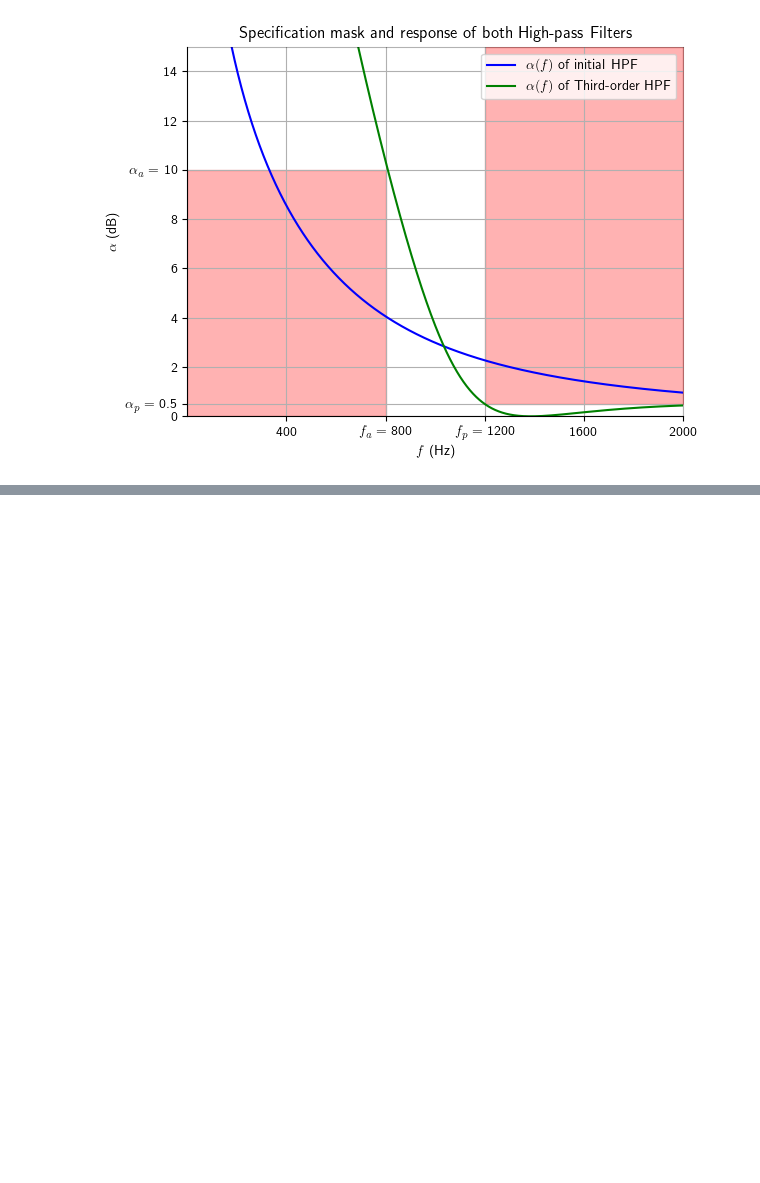
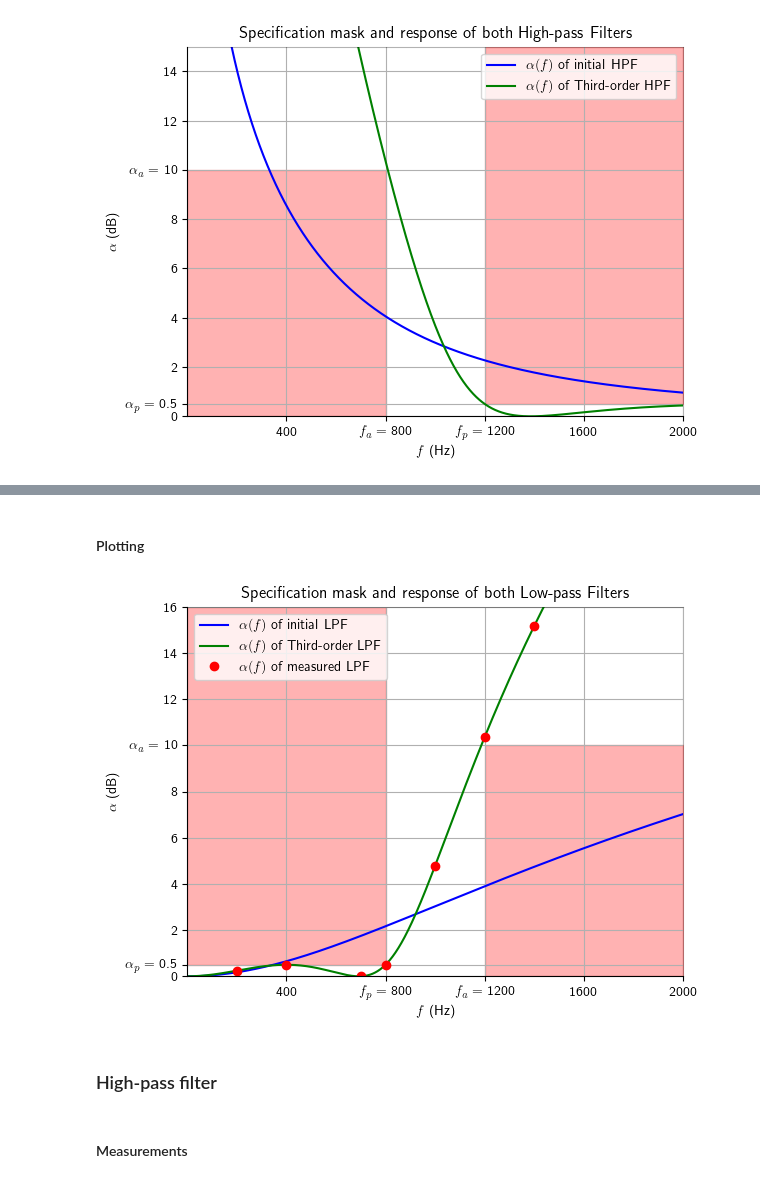
Before and after one commit to alonso-herreros/uni-lnas-lab2, a Jupyter notebook: Session1.ipynb, the cells around one changed output, grey strips where cells are left out. Cells and saved outputs as stored; diff of their text form; code cells hidden in the pictures; blank space fills up the shorter version.

```diff
--- a/Session1.ipynb
+++ b/Session1.ipynb
@@ -223,0 +243,2 @@ fig.savefig('figures/fig1.2.4.2.svg')
+# %%
+Pmax = 1 / (8*RL)
@@ -223,0 +249,23 @@ fig.savefig('figures/fig1.2.4.2.svg')
+# %%
+# Measured power levels
+
+P_lpf = {
+    200: 2.3694e-3,
+    400: 2.22898e-3,
+    700: 2.49789e-3,
+    800: 2.22751e-3,
+    1000: 830.066874e-6,
+    1200: 229.5011e-6,
+    1400: 75.75083e-6
+}
+# %%
+# Attenuation levels
+
+α_lpf = {f: -dB(P/Pmax) for f, P in P_lpf.items()}
+print(
+    '| $f$ (Hz) | $P (W)$ | $α$ (dB) |\n' +
+    '| :---: | :---: | :---: |\n' +
+    '\n'.join([f'| ${f:.1f}$ | ${(P*1e3) if P > 1e-3 else P*1e6:{".3f" if P>1e-3 else ".2f"}} \\text{{ {"m" if P>1e-3 else "μ"}W}}$ | ${α:.2f}$ |'
+    for f, P, α in zip(P_lpf.keys(), P_lpf.values(), α_lpf.values())])
+)
+x = zip(P_lpf.keys(), P_lpf.values(), α_lpf.values())
@@ -223,0 +282,27 @@ fig.savefig('figures/fig1.2.4.2.svg')
+# %% [markdown]
+#### Plotting
+# %%
+fig, ax = custom_plot(
+    title=r'Specification mask and response of both Low-pass Filters',
+    xlabel=r'$f$ (Hz)', ylabel=r'$\alpha$ (dB)', xlim=flim, ylim=αlim
+)
+ax.set_xticks(
+    fticks,
+    [f'$f_p =$ {f}' if f == f1 else f'$f_a =$ {f}' if f == f2 else f for f in fticks]
+)
+ax.set_yticks(αticks, αlabels)
+
+ax.fill_between((fm, f1), αp, αm, color='red', alpha=0.3) # Passband mask
+ax.fill_between((f2, fM), αc, α0, color='red', alpha=0.3) # Stopband mask
+ax.plot(frange, [att_lpf(f) for f in frange], label=r'$\alpha(f)$ of initial LPF', color='blue')
+ax.plot(frange, [att_lpf3(f) for f in frange], label=r'$\alpha(f)$ of Third-order LPF', color='green')
+ax.plot(P_lpf.keys(), α_lpf.values(), 'o', label=r'$\alpha(f)$ of measured LPF', color='red')
+ax.legend()
+
+fig.savefig('figures/fig1.2.5.2.svg')
+# %% [output]
+[figure, added]
+# %% [markdown]
+### High-pass filter
+# %% [markdown]
+#### Measurements
```
Also changed, not shown: parts of 10 cells of this notebook, 5 other files.
